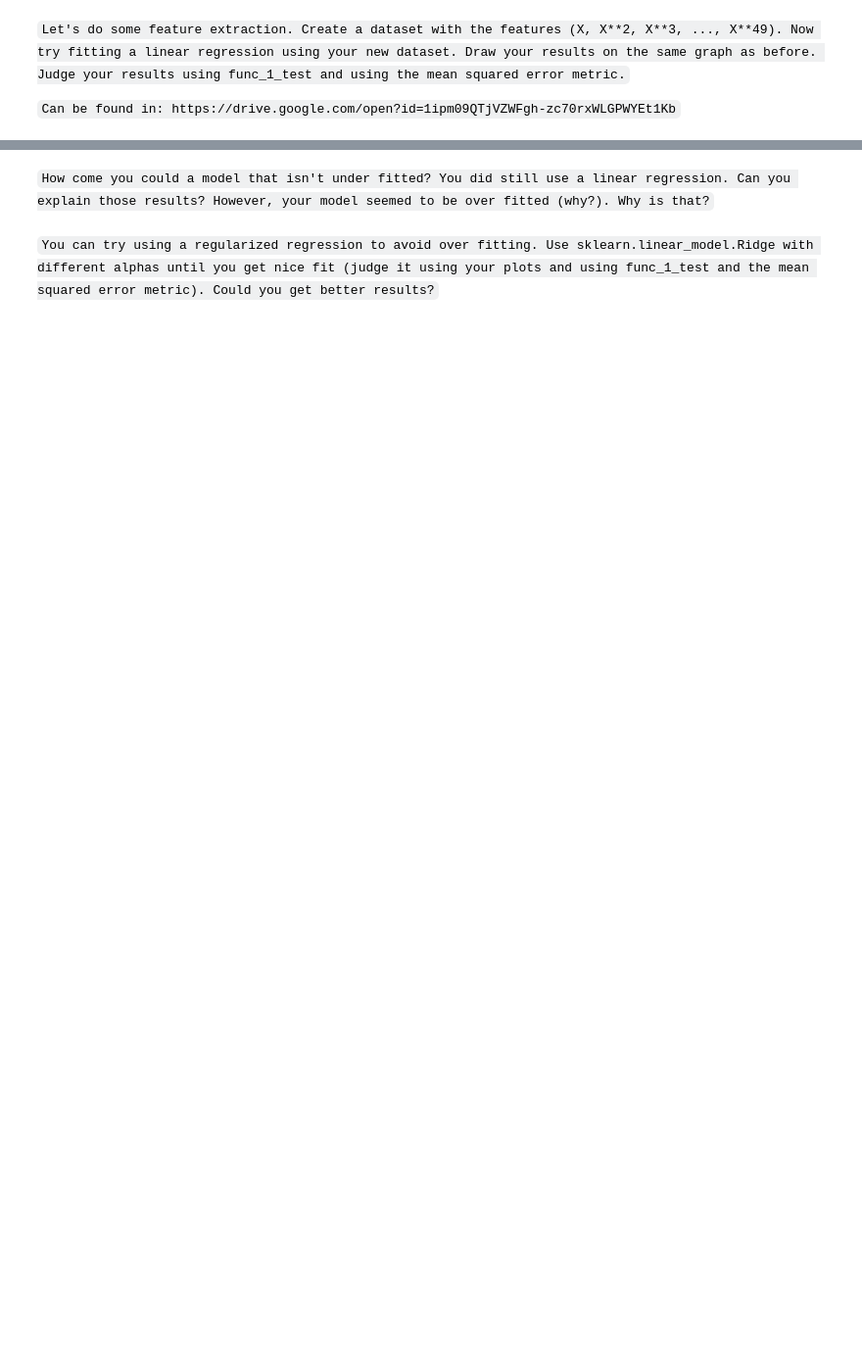
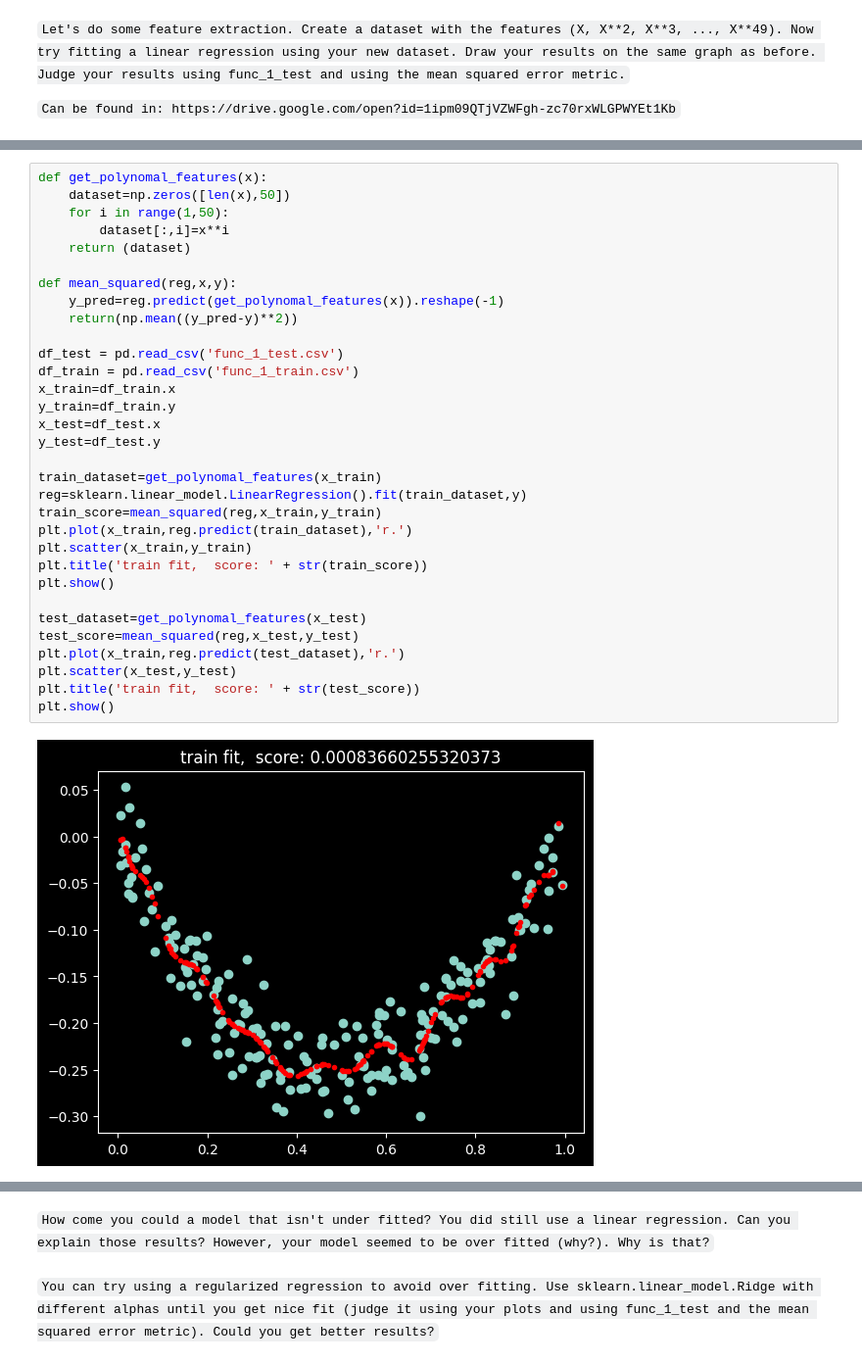
Before and after one commit to Avraham2489/DS_Training, a Jupyter notebook: D - ML/regression/exercise/regression.ipynb, the cells around one changed output, grey strips where cells are left out. Shown at 98% size. Cells and saved outputs as stored; diff of their text form; blank space fills up the shorter version.

```diff
--- a/D - ML/regression/exercise/regression.ipynb
+++ b/D - ML/regression/exercise/regression.ipynb
@@ -52,0 +97,34 @@ df = pd.read_csv('resources/func_1_test.csv')
+# %%
+def get_polynomal_features(x):
+    dataset=np.zeros([len(x),50])
+    for i in range(1,50):
+        dataset[:,i]=x**i
+    return (dataset)
+
+def mean_squared(reg,x,y):
+    y_pred=reg.predict(get_polynomal_features(x)).reshape(-1)
+    return(np.mean((y_pred-y)**2))
+
+df_test = pd.read_csv('func_1_test.csv')
+df_train = pd.read_csv('func_1_train.csv')
+x_train=df_train.x
+y_train=df_train.y
+x_test=df_test.x
+y_test=df_test.y
+
+train_dataset=get_polynomal_features(x_train)
+reg=sklearn.linear_model.LinearRegression().fit(train_dataset,y)
+train_score=mean_squared(reg,x_train,y_train)
+plt.plot(x_train,reg.predict(train_dataset),'r.')
+plt.scatter(x_train,y_train)
+plt.title('train fit,  score: ' + str(train_score))
+plt.show()
+
+test_dataset=get_polynomal_features(x_test)
+test_score=mean_squared(reg,x_test,y_test)
+plt.plot(x_train,reg.predict(test_dataset),'r.')
+plt.scatter(x_test,y_test)
+plt.title('train fit,  score: ' + str(test_score))
+plt.show()
+# %% [output]
+[figure, added]
```
Also changed, not shown: parts of 16 cells of this notebook, 4 other files.
